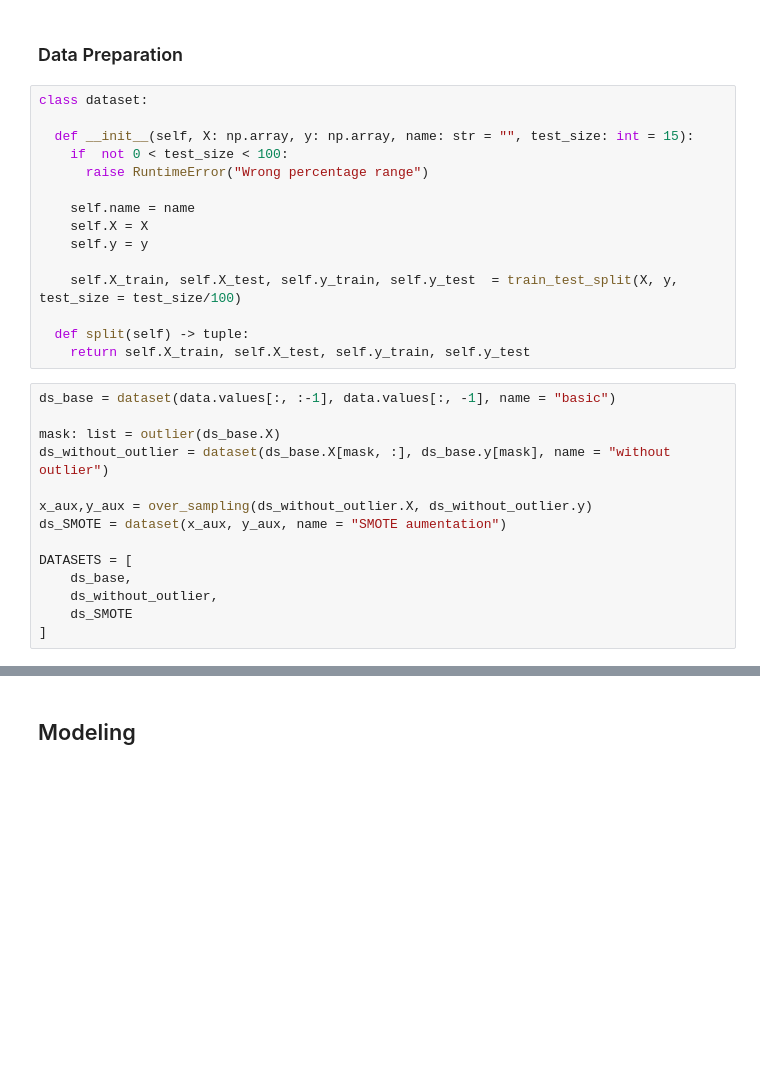
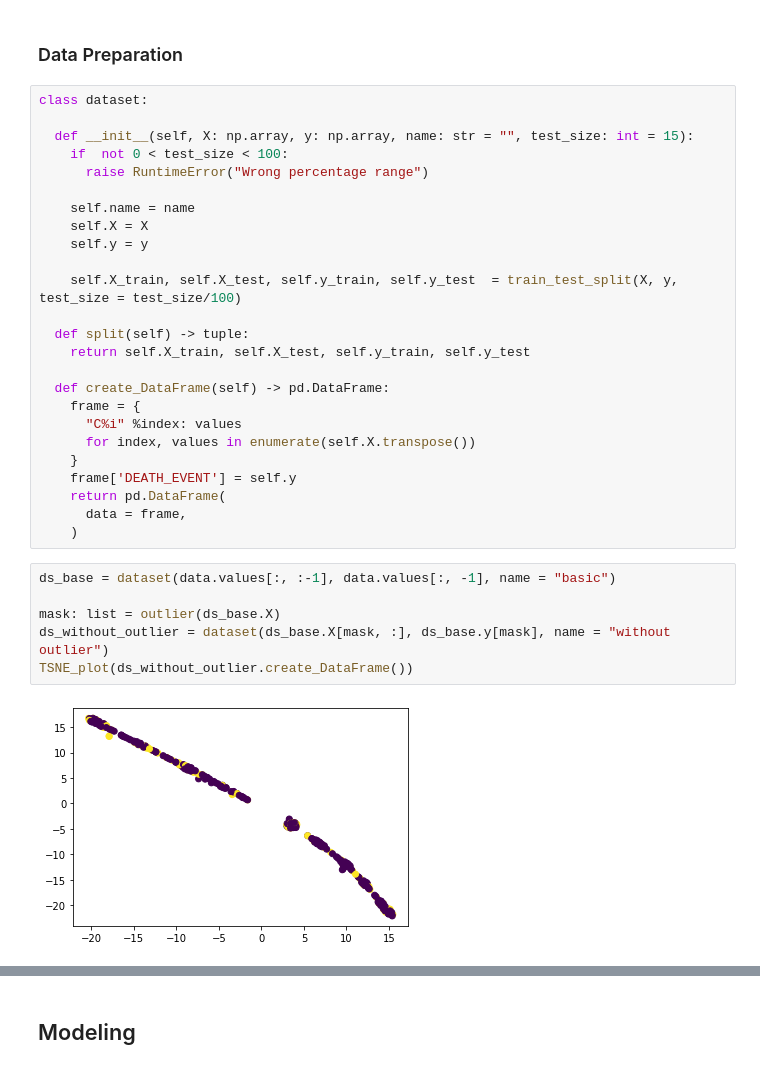
Before and after one commit to miguel-kjh/Heart-Failure-Prediction, a Jupyter notebook: kernel.ipynb, the cells around one changed output, grey strips where cells are left out. Drawn from its saved outputs; the diff is of its cells as text; blank space fills up the shorter version.

```diff
--- a/kernel.ipynb
+++ b/kernel.ipynb
@@ -156,17 +168,21 @@ class dataset:
 
   def split(self) -> tuple:
     return self.X_train, self.X_test, self.y_train, self.y_test
+
+  def create_DataFrame(self) -> pd.DataFrame:
+    frame = {
+      "C%i" %index: values
+      for index, values in enumerate(self.X.transpose())
+    }
+    frame['DEATH_EVENT'] = self.y
+    return pd.DataFrame(
+      data = frame,
+    )
 # %%
 ds_base = dataset(data.values[:, :-1], data.values[:, -1], name = "basic")
 
 mask: list = outlier(ds_base.X)
 ds_without_outlier = dataset(ds_base.X[mask, :], ds_base.y[mask], name = "without outlier")
-
-x_aux,y_aux = over_sampling(ds_without_outlier.X, ds_without_outlier.y)
-ds_SMOTE = dataset(x_aux, y_aux, name = "SMOTE aumentation")
-
-DATASETS = [
-    ds_base,
-    ds_without_outlier,
-    ds_SMOTE
-]
+TSNE_plot(ds_without_outlier.create_DataFrame())
+# %% [output]
+[figure, added]
```
Also changed, not shown: parts of 18 cells of this notebook.
